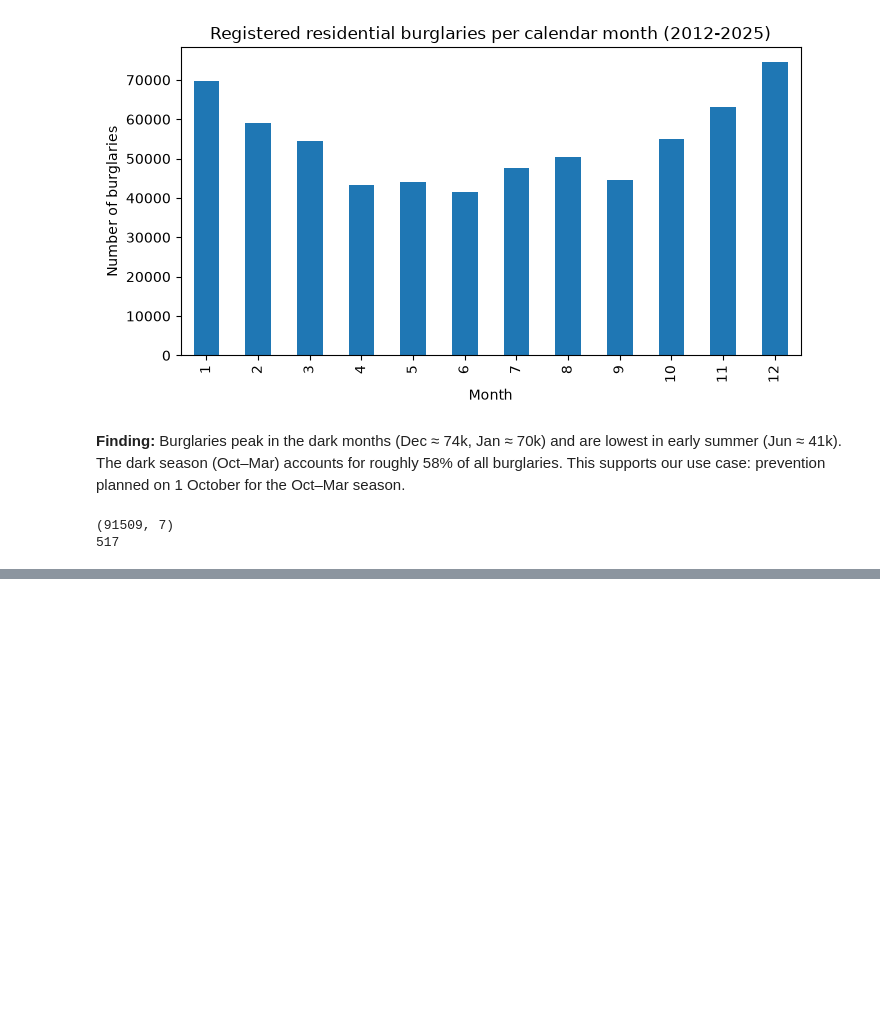
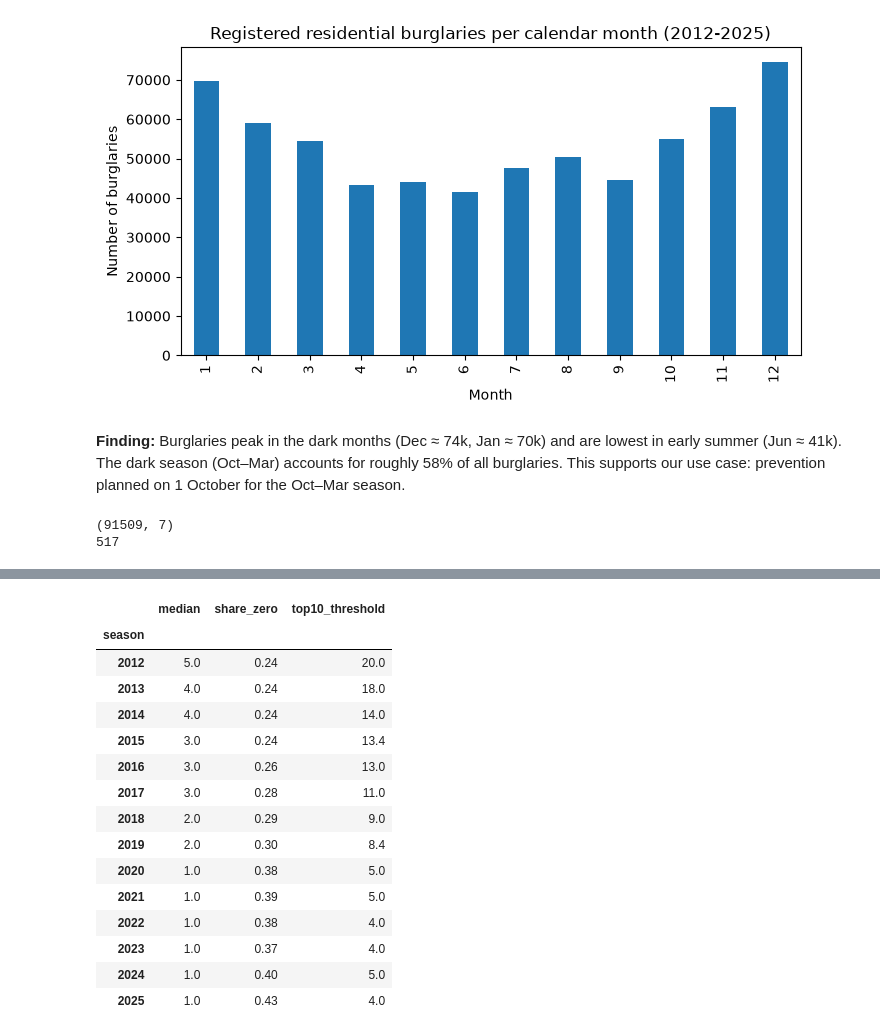
Before and after one commit to Habiiib99/AML, a Jupyter notebook: notebooks/01_explore_data.ipynb, the cells around one changed output, grey strips where cells are left out. Cells and saved outputs as stored; diff of their text form; code cells hidden in the pictures; blank space fills up the shorter version.

```diff
--- a/notebooks/01_explore_data.ipynb
+++ b/notebooks/01_explore_data.ipynb
@@ -67,0 +116,10 @@ ams.to_csv("../data/processed/amsterdam_burglary_monthly.csv.gz", index=False)
+# %%
+# Keep only the dark-season months (October-March)
+dark = ams[ams["month"].isin([10, 11, 12, 1, 2, 3])].copy()
+
+# Name each season after the year it starts: Oct 2012 - Mar 2013 = season 2012
+dark["season"] = dark["year"]                                # Oct-Dec: season = same year
+dark.loc[dark["month"] <= 3, "season"] = dark["year"] - 1    # Jan-Mar: season = the year before
+
+# Check: December 2012 and January 2013 should both be season 2012
+dark[dark["Perioden"].isin(["2012MM12", "2013MM01"])].head()
@@ -67,0 +135,9 @@ ams.to_csv("../data/processed/amsterdam_burglary_monthly.csv.gz", index=False)
+# %%
+# Sum the six monthly numbers into one number per neighbourhood per season
+per_season = dark.groupby(["buurt_code", "season"])["burglaries"].sum().reset_index()
+
+# Drop season 2011: it only has Jan-Mar 2012, because our data starts in Jan 2012
+per_season = per_season[per_season["season"] >= 2012]
+
+print(per_season.shape) # expected: (7238, 3) = 517 neighbourhoods x 14 seasons (2012-2025)
+per_season.head() # show the first 5 rows of the table
@@ -67,0 +161,28 @@ ams.to_csv("../data/processed/amsterdam_burglary_monthly.csv.gz", index=False)
+# %%
+# True if the neighbourhood had 0 burglaries that season
+per_season["zero"] = per_season["burglaries"] == 0
+
+# One row per season with three numbers
+summary = pd.DataFrame({
+    "median": per_season.groupby("season")["burglaries"].median(),               # the middle neighbourhood
+    "share_zero": per_season.groupby("season")["zero"].mean().round(2),          # share of neighbourhoods with 0
+    "top10_threshold": per_season.groupby("season")["burglaries"].quantile(0.9)  # 10% of neighbourhoods have more and where 90% have less
+})
+summary
+# %% [output]
+|  | median | share_zero | top10_threshold |
+| season |  |  |  |
+| 2012 | 5.0 | 0.24 | 20.0 |
+| 2013 | 4.0 | 0.24 | 18.0 |
+| 2014 | 4.0 | 0.24 | 14.0 |
+| 2015 | 3.0 | 0.24 | 13.4 |
+| 2016 | 3.0 | 0.26 | 13.0 |
+| 2017 | 3.0 | 0.28 | 11.0 |
+| 2018 | 2.0 | 0.29 | 9.0 |
+| 2019 | 2.0 | 0.30 | 8.4 |
+| 2020 | 1.0 | 0.38 | 5.0 |
+| 2021 | 1.0 | 0.39 | 5.0 |
+| 2022 | 1.0 | 0.38 | 4.0 |
+| 2023 | 1.0 | 0.37 | 4.0 |
+| 2024 | 1.0 | 0.40 | 5.0 |
+| 2025 | 1.0 | 0.43 | 4.0 |
```
Also changed, not shown: parts of 10 cells of this notebook.
